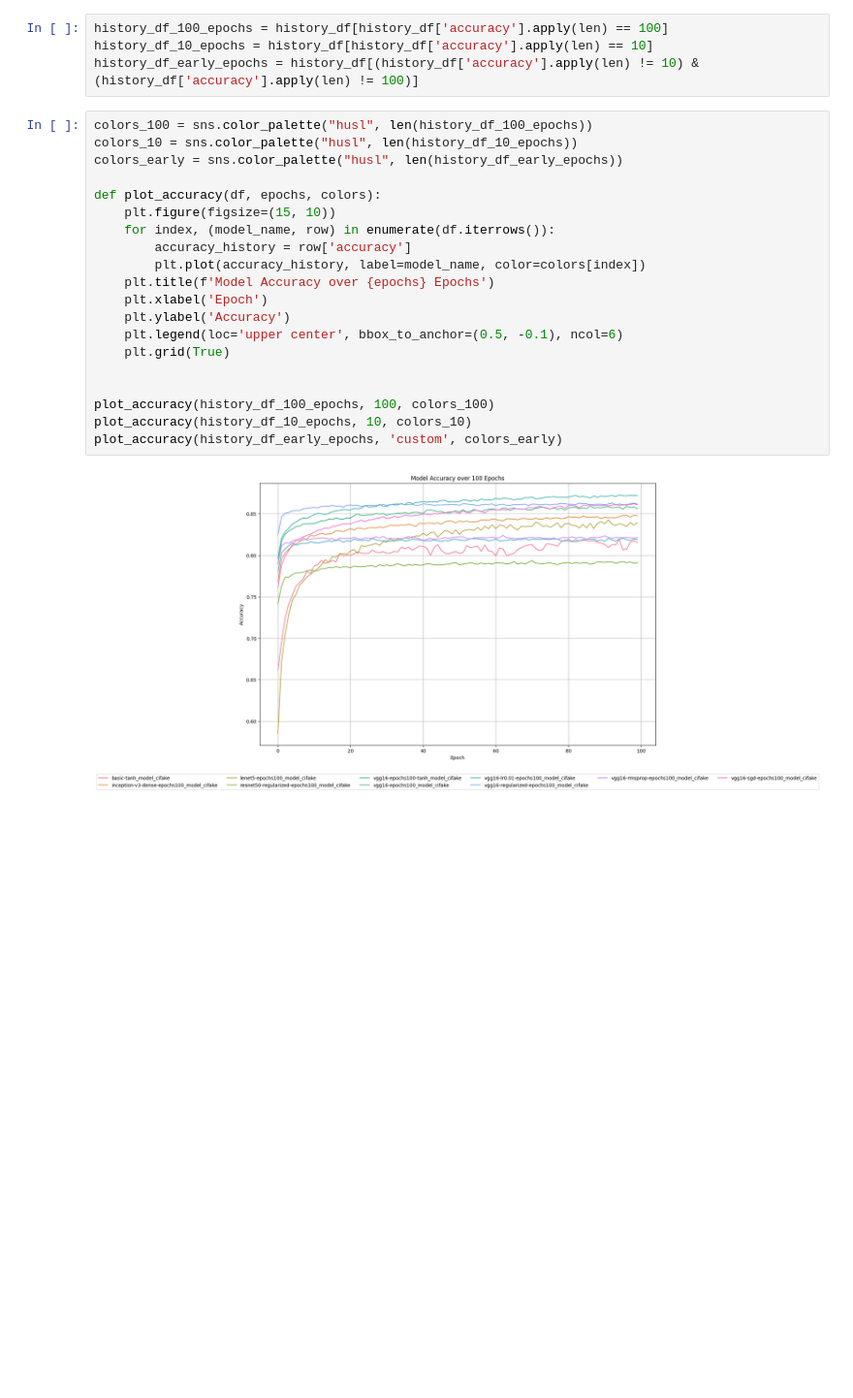
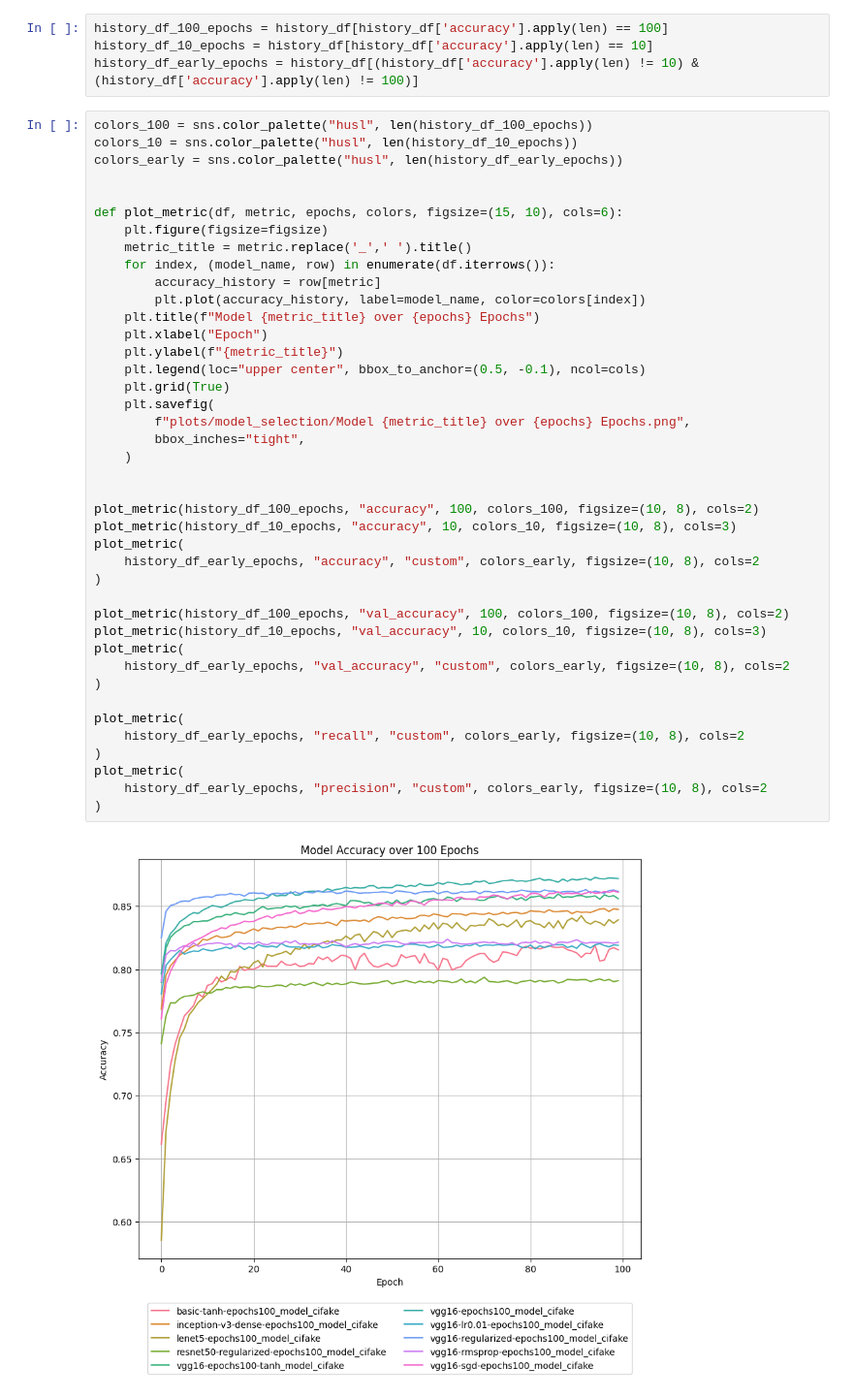
Before and after one commit to abhinav-gautam/Identification-of-AI-generated-images, a Jupyter notebook: model_comparison.ipynb, the cells around one changed output. Shown at 97% size. Drawn from its saved outputs; the diff is of its cells as text; blank space fills up the shorter version.

Commit message:
add models

```diff
--- a/model_comparison.ipynb
+++ b/model_comparison.ipynb
@@ -38,22 +39,43 @@ history_df_early_epochs = history_df[(history_df['accuracy'].apply(len) != 10) &
 # %%
 colors_100 = sns.color_palette("husl", len(history_df_100_epochs))
 colors_10 = sns.color_palette("husl", len(history_df_10_epochs))
 colors_early = sns.color_palette("husl", len(history_df_early_epochs))
 
-def plot_accuracy(df, epochs, colors):
-    plt.figure(figsize=(15, 10))
+
+def plot_metric(df, metric, epochs, colors, figsize=(15, 10), cols=6):
+    plt.figure(figsize=figsize)
+    metric_title = metric.replace('_',' ').title()
     for index, (model_name, row) in enumerate(df.iterrows()):
-        accuracy_history = row['accuracy']
+        accuracy_history = row[metric]
         plt.plot(accuracy_history, label=model_name, color=colors[index])
-    plt.title(f'Model Accuracy over {epochs} Epochs')
-    plt.xlabel('Epoch')
-    plt.ylabel('Accuracy')
-    plt.legend(loc='upper center', bbox_to_anchor=(0.5, -0.1), ncol=6)
+    plt.title(f"Model {metric_title} over {epochs} Epochs")
+    plt.xlabel("Epoch")
+    plt.ylabel(f"{metric_title}")
+    plt.legend(loc="upper center", bbox_to_anchor=(0.5, -0.1), ncol=cols)
     plt.grid(True)
+    plt.savefig(
+        f"plots/model_selection/Model {metric_title} over {epochs} Epochs.png",
+        bbox_inches="tight",
+    )
 
 
-plot_accuracy(history_df_100_epochs, 100, colors_100)
-plot_accuracy(history_df_10_epochs, 10, colors_10)
-plot_accuracy(history_df_early_epochs, 'custom', colors_early)
+plot_metric(history_df_100_epochs, "accuracy", 100, colors_100, figsize=(10, 8), cols=2)
+plot_metric(history_df_10_epochs, "accuracy", 10, colors_10, figsize=(10, 8), cols=3)
+plot_metric(
+    history_df_early_epochs, "accuracy", "custom", colors_early, figsize=(10, 8), cols=2
+)
+
+plot_metric(history_df_100_epochs, "val_accuracy", 100, colors_100, figsize=(10, 8), cols=2)
+plot_metric(history_df_10_epochs, "val_accuracy", 10, colors_10, figsize=(10, 8), cols=3)
+plot_metric(
+    history_df_early_epochs, "val_accuracy", "custom", colors_early, figsize=(10, 8), cols=2
+)
+
+plot_metric(
+    history_df_early_epochs, "recall", "custom", colors_early, figsize=(10, 8), cols=2
+)
+plot_metric(
+    history_df_early_epochs, "precision", "custom", colors_early, figsize=(10, 8), cols=2
+)
 # %% [output]
-[figure, old version]
+[figure, new version]
```
Also changed, not shown: parts of 3 cells of this notebook, 10 other files.
